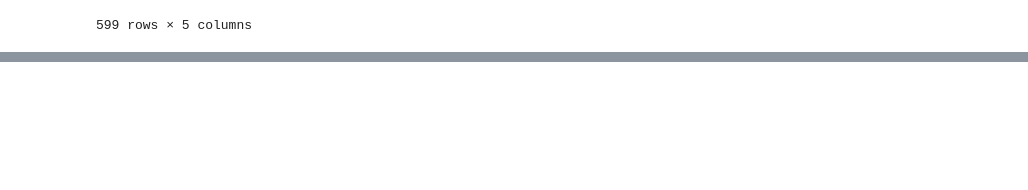
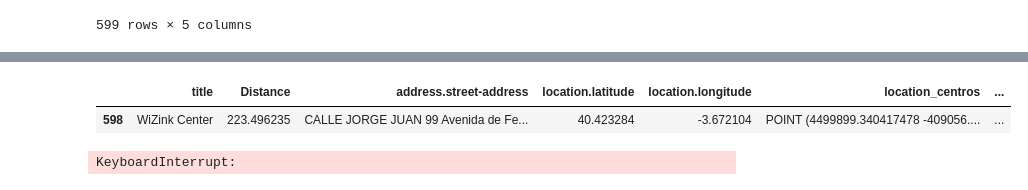
Before and after one commit to Izaskunastrain/ih_datamadpt1121_project_m1, a Jupyter notebook: notebooks/wrangling_functions.ipynb, the cells around one changed output, grey strips where cells are left out. Saved outputs shown, nothing was run; the diff lists cells and outputs as text; code cells hidden in the pictures; blank space fills up the shorter version.

```diff
--- a/notebooks/wrangling_functions.ipynb
+++ b/notebooks/wrangling_functions.ipynb
@@ -202,0 +258,10 @@ See the caveats in the documentation: https://pandas.pydata.org/pandas-docs/stab
+# %%
+li= df_izas[df_izas['title'].isin(centers_list)]
+li
+# %% [output]
+|  | title | Distance | address.street-address | location.latitude | location.longitude | location_centros | ... |
+| 598 | WiZink Center | 223.496235 | CALLE JORGE JUAN 99 Avenida de Fe... | 40.423284 | -3.672104 | POINT (4499899.340417478 -409056.... | ... |
+# %%
+df_sport_centers_raw['location_centros']= df_sport_centers_raw.apply(lambda x: to_mercator (x['location.latitude'], x['location.longitude']), axis=1)
+# %% [output]
+KeyboardInterrupt:
```
Also changed, not shown: parts of 9 cells of this notebook, 6 other files.
